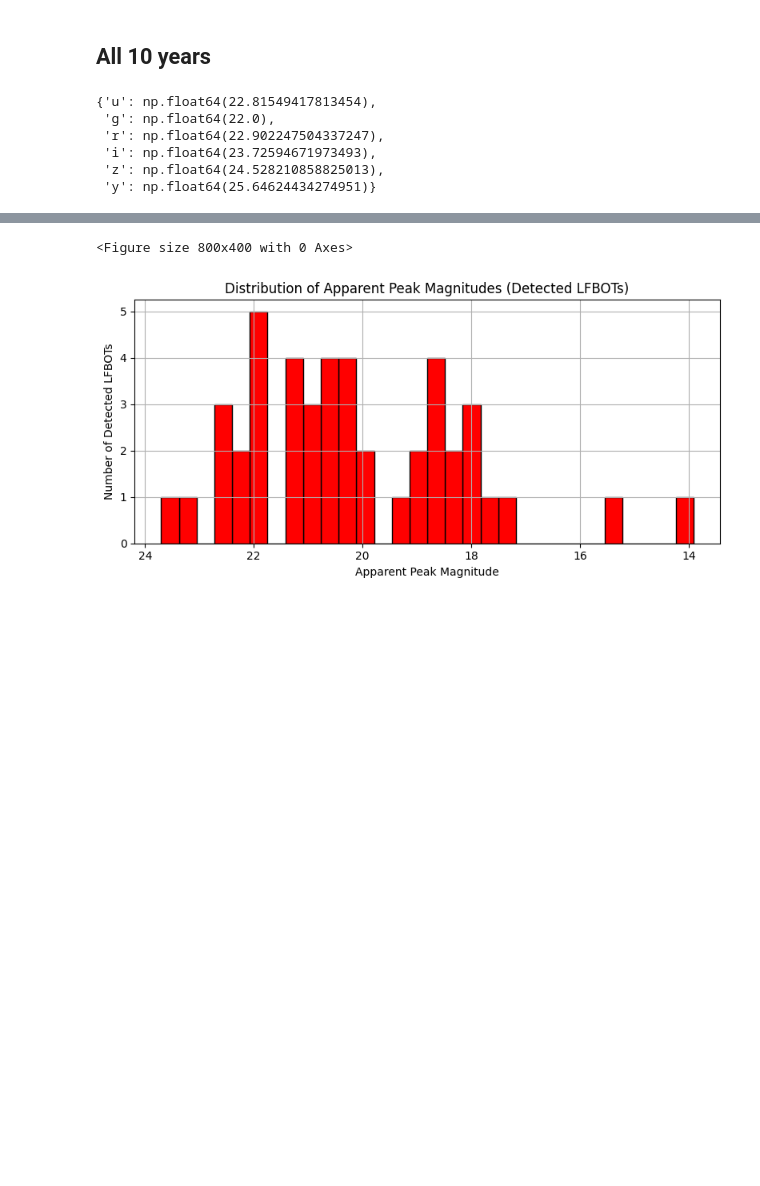
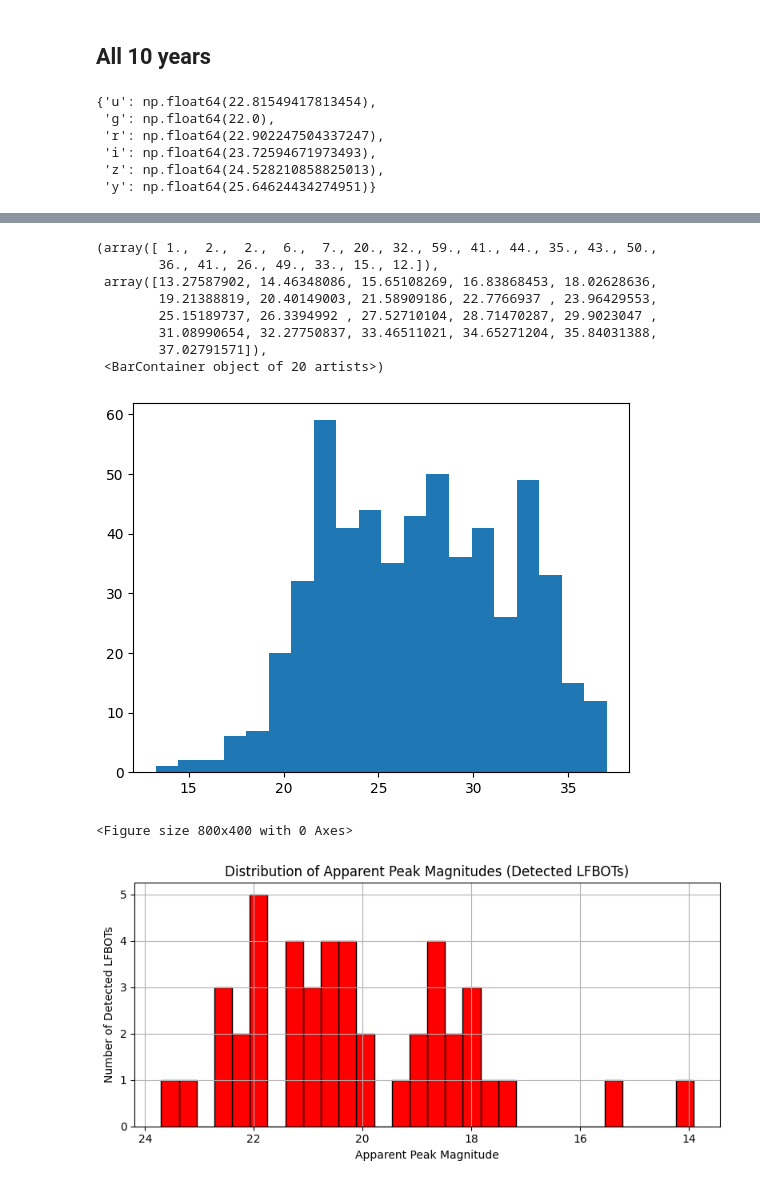
Before and after one commit to andra104/Multi_Transient_Metrics_Hub, a Jupyter notebook: LFBOT/LFBOT_notebook.ipynb, the cells around one changed output, grey strips where cells are left out. Saved outputs shown, nothing was run; the diff lists cells and outputs as text; code cells hidden in the pictures; blank space fills up the shorter version.

```diff
--- a/LFBOT/LFBOT_notebook.ipynb
+++ b/LFBOT/LFBOT_notebook.ipynb
@@ -284,3 +306,15 @@ sum_df
+# %%
+plt.hist(df_obs["peak_apparent_mag_g_noebv"],bins=20)
+# %% [output]
+(array([ 1.,  2.,  2.,  6.,  7., 20., 32., 59., 41., 44., 35., 43., 50.,
+        36., 41., 26., 49., 33., 15., 12.]),
+ array([13.27587902, 14.46348086, 15.65108269, 16.83868453, 18.02628636,
+        19.21388819, 20.40149003, 21.58909186, 22.7766937 , 23.96429553,
+        25.15189737, 26.3394992 , 27.52710104, 28.71470287, 29.9023047 ,
+        31.08990654, 32.27750837, 33.46511021, 34.65271204, 35.84031388,
+        37.02791571]),
+ <BarContainer object of 20 artists>)
+[figure, added]
 # %%
 # Convert to numeric safely
 valid_peak_mags = pd.to_numeric(detected_df['peak_mag_observed'], errors='coerce')
```
Also changed, not shown: parts of 15 cells of this notebook, 4 other files.
